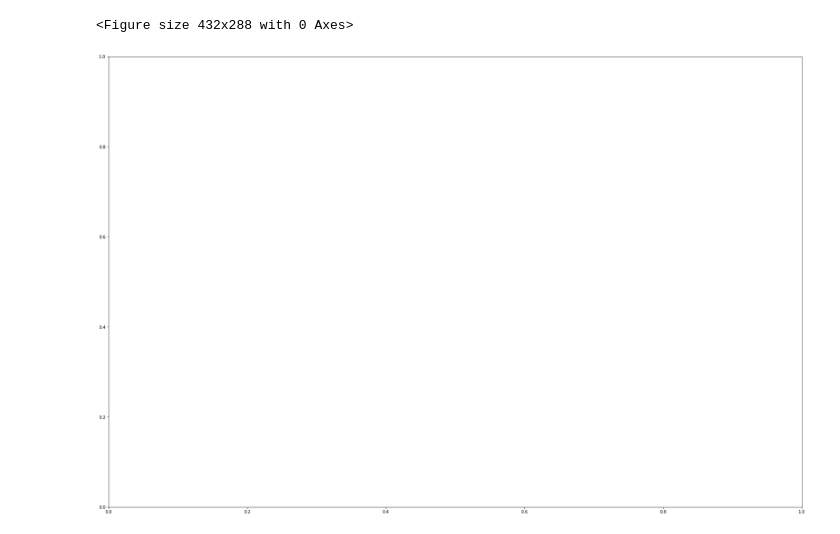
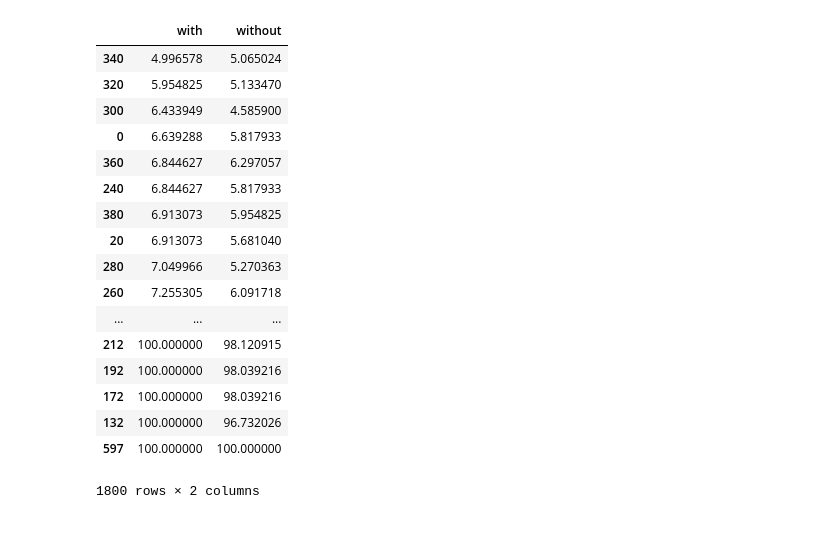
Before and after one commit to patrycze/ICCS2020_VOTERANK, a Jupyter notebook: analysis/last.ipynb, the cells around one changed output. Cells and saved outputs as stored; diff of their text form; code cells hidden in the pictures.

```diff
--- a/analysis/last.ipynb
+++ b/analysis/last.ipynb
@@ -79,19 +63,47 @@ lastRows_with = pd.DataFrame()
 lastRows_without = pd.DataFrame()
 
 for net in [3, 5, 9]:
-    for pp in [0.1, 0.2, 0.3, 0.4, 0.5, 0.6, 0.7, 0.8, 0.9]:
-        for numberOfSeeds in [2, 4, 8, 16]:
+    for pp in [0.1, 0.2, 0.3, 0.4, 0.5, 0.6]:
+        for numberOfSeeds in [2, 4]:
             for limitPercentage in [1, 2, 3, 4, 5]:
                 subdata_with = data_with[(data_with['nazwa'] == net) & (data_with['pp'] == pp) & (data_with['numberOfSeeds'] == numberOfSeeds) & (data_with['limitPercentage'] == limitPercentage)]
                 subdata_without = data_without[(data_without['nazwa'] == net) & (data_without['pp'] == pp) & (data_without['numberOfSeeds'] == numberOfSeeds) & (data_without['limitPercentage'] == limitPercentage)]
+
                 temp_without = pd.DataFrame(subdata_without)
                 temp_with = pd.DataFrame(subdata_with)
 
-                lastRows_with = lastRows_with.append(temp_with.mean(), ignore_index=True)
-                lastRows_without = lastRows_without.append(temp_without.mean(), ignore_index=True)
+                temp = pd.DataFrame({'without': subdata_without['infectedTotalPercentage'], 'with': subdata_with['infectedTotalPercentage']})
+
+                lastRows_with = lastRows_with.append(temp)
+
+
+#                 lastRows_with = lastRows_with.append(temp_with.mean(), ignore_index=True)
+#                 lastRows_without = lastRows_without.append(temp_without.mean(), ignore_index=True)
+
+#                 lastRows_with = lastRows_with.append(temp_with)
+#                 lastRows_without = lastRows_without.append(temp_without)
-# %% [output]
-<Figure size 432x288 with 0 Axes>
-[figure, removed]
+# %%
+lastRows_with = lastRows_with.sort_values('with')
+lastRows_with
+# %% [output]
+|  | with | without |
+| 340 | 4.996578 | 5.065024 |
+| 320 | 5.954825 | 5.133470 |
+| 300 | 6.433949 | 4.585900 |
+| 0 | 6.639288 | 5.817933 |
+| 360 | 6.844627 | 6.297057 |
+| 240 | 6.844627 | 5.817933 |
+| 380 | 6.913073 | 5.954825 |
+| 20 | 6.913073 | 5.681040 |
+| 280 | 7.049966 | 5.270363 |
+| 260 | 7.255305 | 6.091718 |
+| ... | ... | ... |
+| 212 | 100.000000 | 98.120915 |
+| 192 | 100.000000 | 98.039216 |
+| 172 | 100.000000 | 98.039216 |
+| 132 | 100.000000 | 96.732026 |
+| 597 | 100.000000 | 100.000000 |
+1800 rows × 2 columns
 # %%
 plt.figure();
 
```
Also changed, not shown: parts of 5 cells of this notebook, 2 other files.
